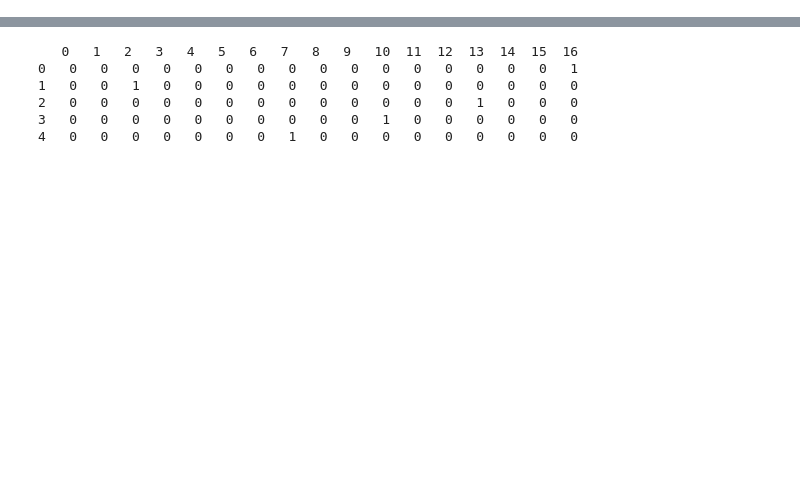
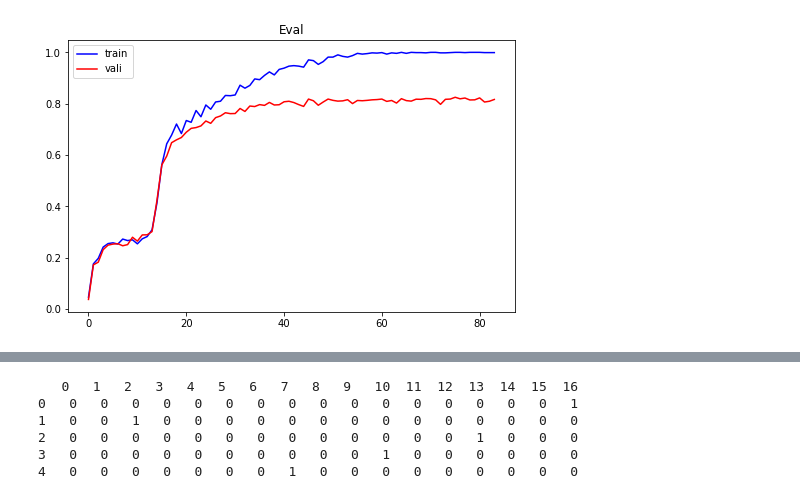
Before and after one commit to codingzhj/Alibaba-German-AI-Challenge, a Jupyter notebook: Deep CNN.ipynb, the cells around one changed output, grey strips where cells are left out. Cells and saved outputs as stored; diff of their text form; code cells hidden in the pictures; blank space fills up the shorter version.

```diff
--- a/Deep CNN.ipynb
+++ b/Deep CNN.ipynb
@@ -293,0 +387,14 @@ plt.show()
+# %%
+step_num = 10000
+for i in range(step_num):
+    batch_x,batch_y = get_batch(train,batch_size)
+    train_step.run(feed_dict={x:batch_x, y_:batch_y, keep_prob:0.5})
+    if i%200 == 0:
+        temp_loss = cross_entropy.eval(feed_dict={x:batch_x, y_:batch_y, keep_prob:1.0})
+        vali_accuracy = accuracy.eval(feed_dict={x:vali[:,:-17], y_:vali[:,-17:], keep_prob:1.0})
+        train_accuracy = accuracy.eval(feed_dict={x:batch_x, y_:batch_y, keep_prob:1.0})
+        Loss.append(temp_loss)
+        vali_Eval.append(vali_accuracy)
+        train_Eval.append(train_accuracy)
+        train_accuracy = accuracy.eval(feed_dict={x:batch_x, y_:batch_y, keep_prob:1.0})
+        print ("step %d, train accuracy %g, vali accuracy %g, train loss %g" %(i, train_accuracy, vali_accuracy, temp_loss))
@@ -293,0 +420,13 @@ plt.show()
+# %%
+import matplotlib.pyplot as plt
+
+xx = list(range(len(train_Eval)))
+
+plt.figure(figsize = (8,5))
+plt.plot(xx,train_Eval, color = 'blue', label = 'train')
+plt.plot(xx,vali_Eval, color = 'red', label = 'vali')
+plt.title('Eval')
+plt.legend()
+plt.show()
+# %% [output]
+[figure, added]
```
Also changed, not shown: parts of 19 cells of this notebook.
